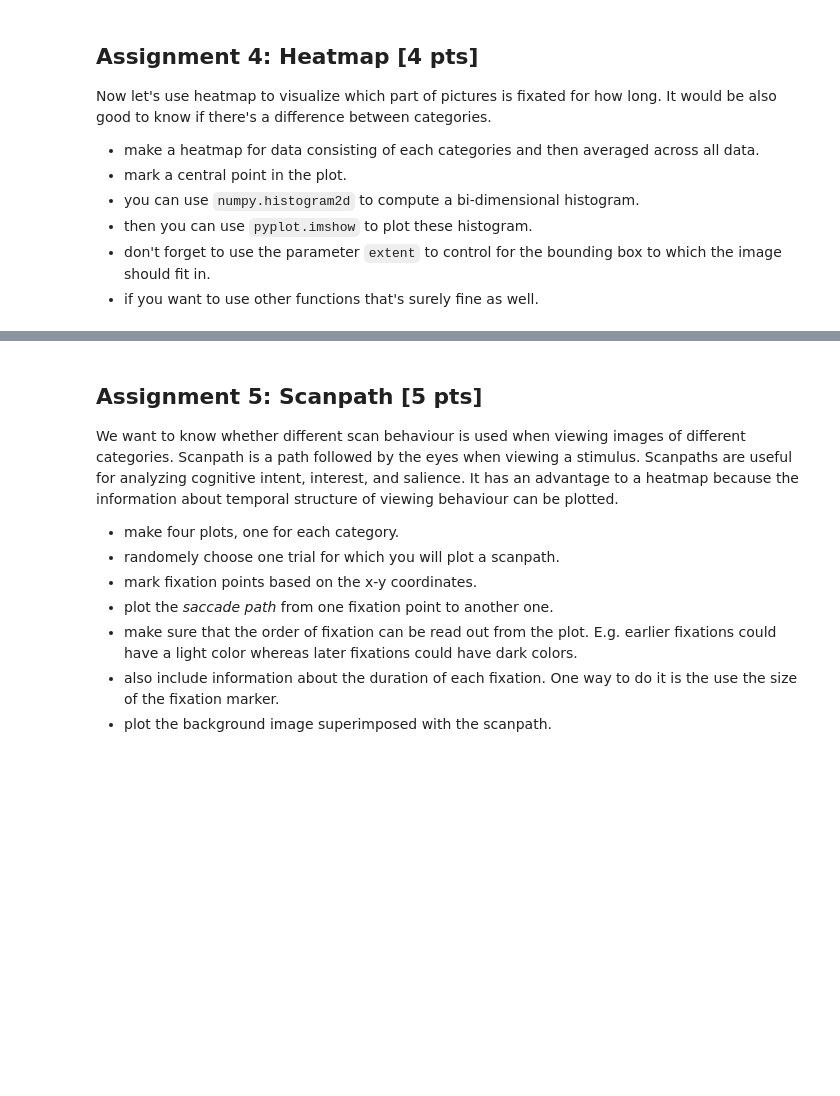
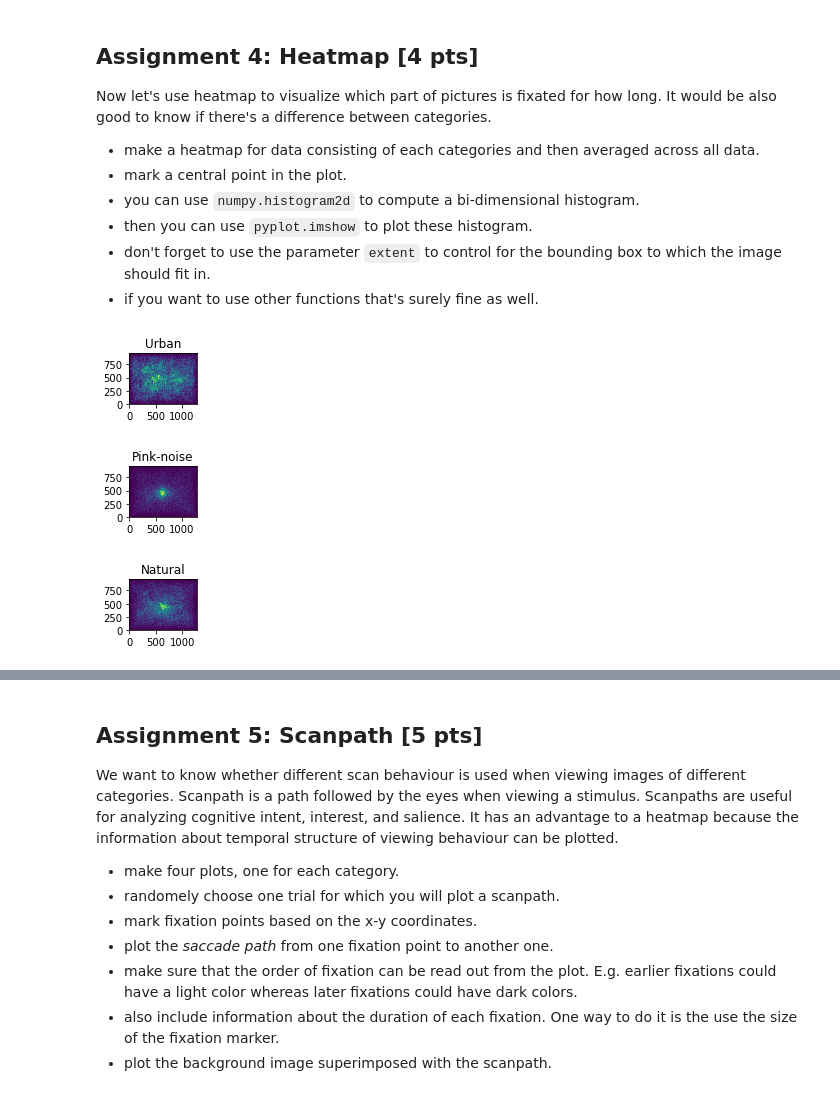
Before and after one commit to NBP-ACC/week-7-acc_5, a Jupyter notebook: Sheet05.ipynb, the cells around one changed output, grey strips where cells are left out. Drawn from its saved outputs; the diff is of its cells as text; code cells hidden in the pictures; blank space fills up the shorter version.

```diff
--- a/Sheet05.ipynb
+++ b/Sheet05.ipynb
@@ -382,0 +372,41 @@ Now let's use heatmap to visualize which part of pictures is fixated for how lon
+# %%
+x_urban = df[df['categoryname'] == 'Urban']['x']
+y_urban = df[df['categoryname'] == 'Urban']['y']
+
+x_pinknoise = df[df['categoryname'] == 'Pink-noise']['x']
+y_pinknoise = df[df['categoryname'] == 'Pink-noise']['y']
+
+x_natural = df[df['categoryname'] == 'Natural']['x']
+y_natural = df[df['categoryname'] == 'Natural']['y']
+
+x_fractal = df[df['categoryname'] == 'Fractal']['x']
+y_fractal = df[df['categoryname'] == 'Fractal']['y']
+
+x_all = df['x']
+y_all = df['y']
+
+#fig, axes = plt.subplots(ncols=5, figsize = (15,7))
+
+fig = plt.figure(figsize=(7, 3))
+ax = fig.add_subplot(151, title='Urban')
+H, xedges, yedges = np.histogram2d(x_urban, y_urban, bins=80, density=True)
+plt.imshow(H.T, interpolation='nearest', origin='low',
+        extent=[xedges[0], xedges[-1], yedges[0], yedges[-1]])
+
+fig = plt.figure(figsize=(7, 3))
+ax = fig.add_subplot(152, title='Pink-noise')
+H, xedges1, yedges1 = np.histogram2d(x_pinknoise, y_pinknoise, bins=80, density=True)
+plt.imshow(H.T, interpolation='nearest', origin='low',
+        extent=[xedges1[0], xedges1[-1], yedges1[0], yedges1[-1]])
+
+fig = plt.figure(figsize=(7, 3))
+ax = fig.add_subplot(153, title='Natural')
+H, xedges, yedges = np.histogram2d(x_natural, y_natural, bins=80, density=True)
+plt.imshow(H.T, interpolation='nearest', origin='low',
+        extent=[xedges[0], xedges[-1], yedges[0], yedges[-1]])
+
+plt.show()
+# %% [output]
+[figure, added]
+[figure, added]
+[figure, added]
```
Also changed, not shown: parts of 7 cells of this notebook.
